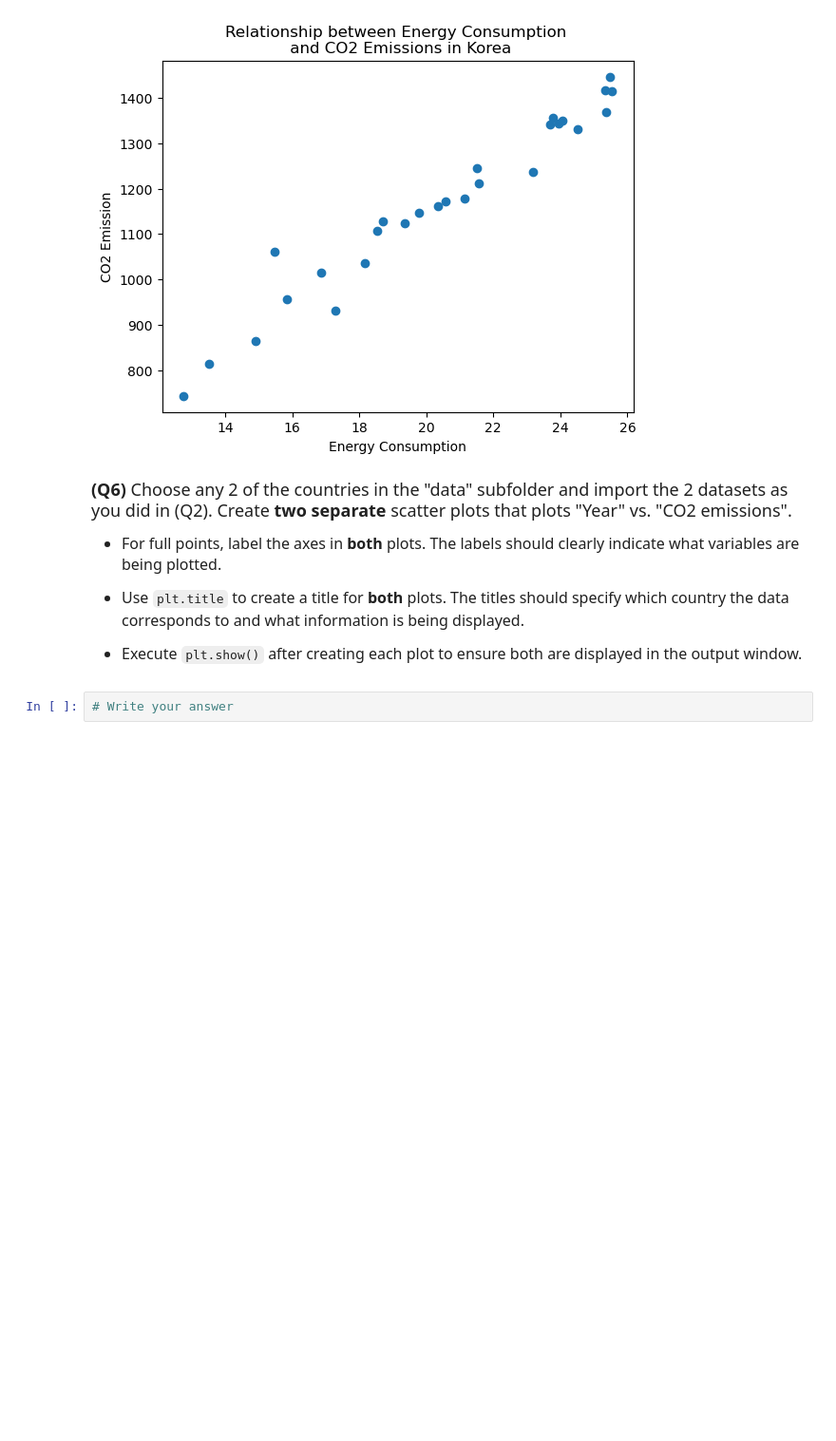
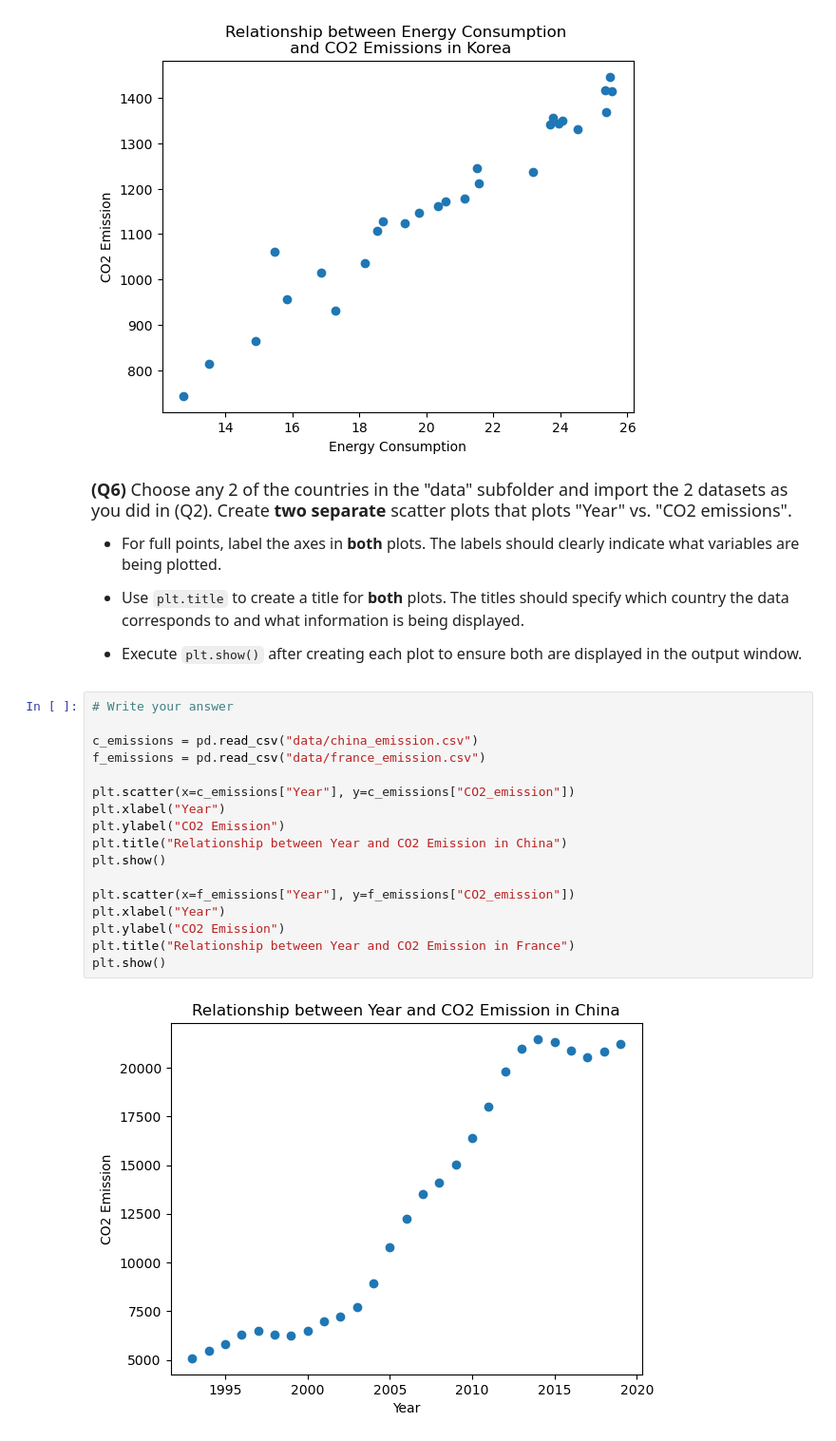
Before and after one commit to wkdduswo/datasci151spring2026, a Jupyter notebook: _assignments/assignment_2/Assignment2.ipynb, the cells around one changed output. Shown at 95% size. Cells and saved outputs as stored; diff of their text form; blank space fills up the shorter version.

```diff
--- a/_assignments/assignment_2/Assignment2.ipynb
+++ b/_assignments/assignment_2/Assignment2.ipynb
@@ -152,5 +152,22 @@ plt.show()
 - Use `plt.title` to create a title for **both** plots. The titles should specify which country the data corresponds to and what information is being displayed.
 
 - Execute `plt.show()` after creating each plot to ensure both are displayed in the output window.
-# %%
-# Write your answer
+# %%
+# Write your answer
+
+c_emissions = pd.read_csv("data/china_emission.csv")
+f_emissions = pd.read_csv("data/france_emission.csv")
+
+plt.scatter(x=c_emissions["Year"], y=c_emissions["CO2_emission"])
+plt.xlabel("Year")
+plt.ylabel("CO2 Emission")
+plt.title("Relationship between Year and CO2 Emission in China")
+plt.show()
+
+plt.scatter(x=f_emissions["Year"], y=f_emissions["CO2_emission"])
+plt.xlabel("Year")
+plt.ylabel("CO2 Emission")
+plt.title("Relationship between Year and CO2 Emission in France")
+plt.show()
+# %% [output]
+[figure, added]
```
Also changed, not shown: parts of 1 cell of this notebook.
